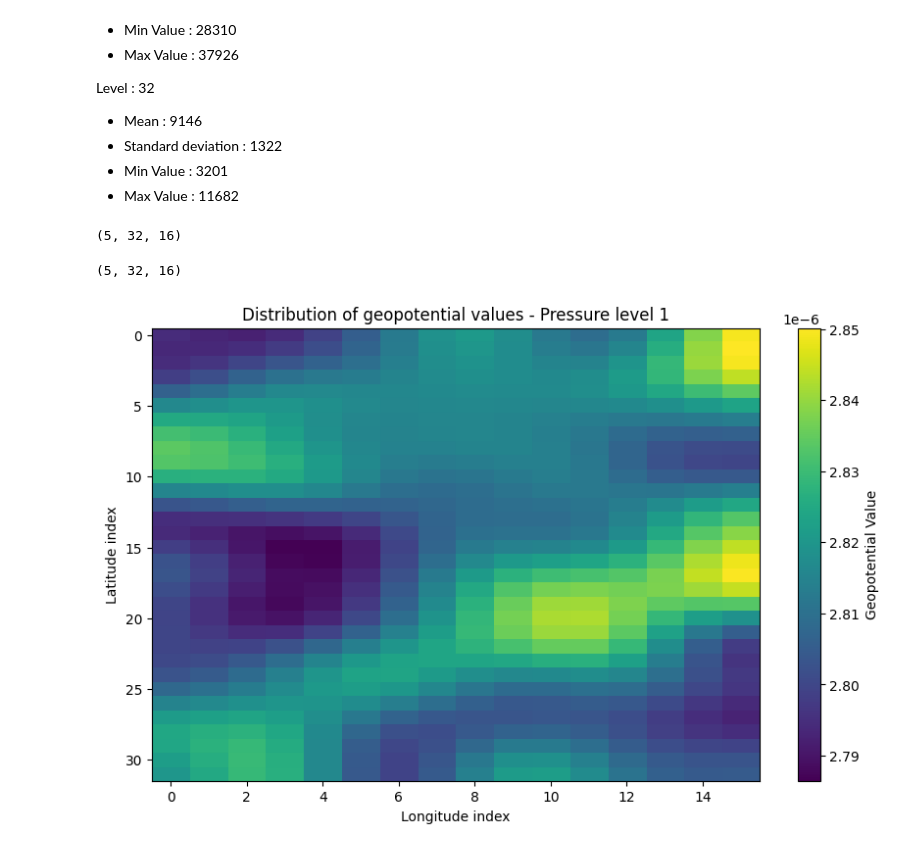
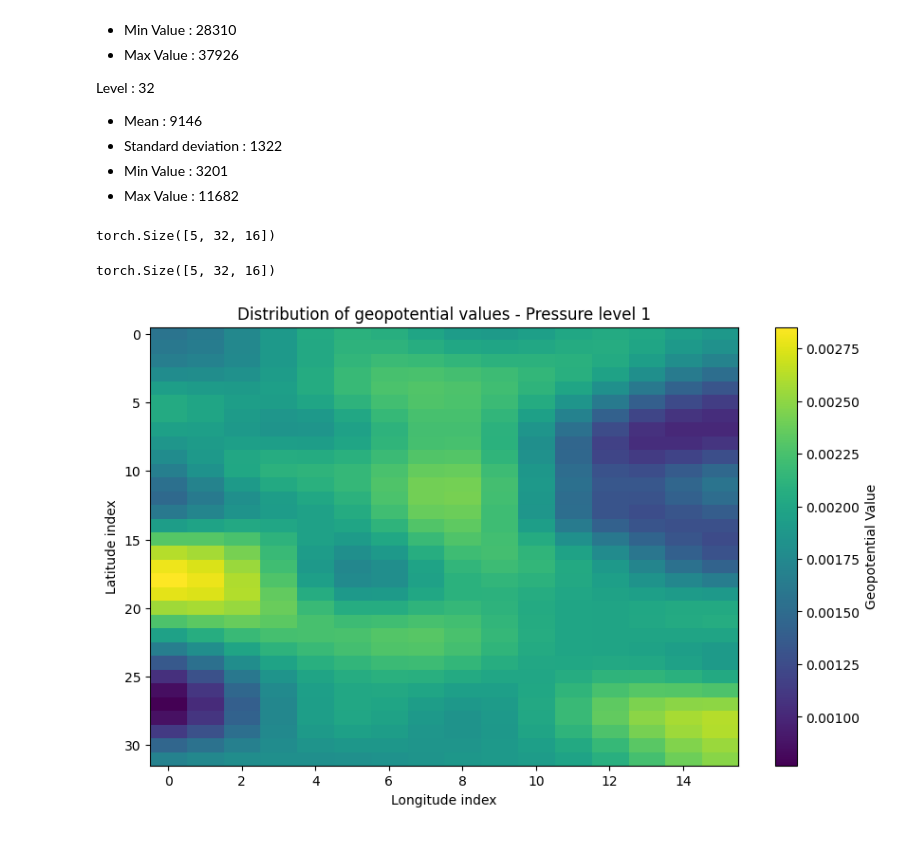
Before and after one commit to mylrcd/NeuralGCM, a Jupyter notebook: combinedModel/dataGeneration.ipynb, the cells around one changed output. Saved outputs shown, nothing was run; the diff lists cells and outputs as text; code cells hidden in the pictures.

Commit message:
generate new data

```diff
--- a/combinedModel/dataGeneration.ipynb
+++ b/combinedModel/dataGeneration.ipynb
@@ -55,17 +72,17 @@ levels = [
     {"mean": 9146,   "std": 1322, "min": 3201, "max": 11682}
 ]
 
-generated_geopotential = np.empty((5, 32, 16))
+generated_geopotential = torch.empty((5, 32, 16))
 
 for i, level in enumerate(levels):
-    data = np.random.normal(loc=level["mean"], scale=level["std"], size=(32, 16))
+    data = torch.normal(mean=level["mean"], std=level["std"], size=(32, 16)).numpy()
     data = scipy.ndimage.gaussian_filter(data, sigma=2)
     data = np.clip(data, level["min"], level["max"])
-    generated_geopotential[i] = data
+    generated_geopotential[i] = torch.tensor(data)
 
 generated_geopotential.shape
 # %% [output]
-(5, 32, 16)
+torch.Size([5, 32, 16])
 # %%
 levels = [
     {'mean': 3.8344e-06, 'std': 1.564e-07, 'min': 3.0758e-06, 'max': 4.0835e-06},
@@ -75,28 +92,28 @@ levels = [
     {'mean': 0.005408603,'std': 0.0049265353,'min': 6.23738e-05,'max': 0.017578755}
     ]
 
-generated_specific_humidity = np.empty((5, 32, 16))
+generated_specific_humidity = torch.empty((5, 32, 16))
 
 for i, level in enumerate(levels):
-    data = np.random.normal(loc=level["mean"], scale=level["std"], size=(32, 16))
+    data = torch.normal(mean=level["mean"], std=level["std"], size=(32, 16)).numpy()
     data = scipy.ndimage.gaussian_filter(data, sigma=2)
     data = np.clip(data, level["min"], level["max"])
-    generated_specific_humidity[i] = data
+    generated_specific_humidity[i] = torch.tensor(data)
 
 generated_specific_humidity.shape
 # %% [output]
-(5, 32, 16)
+torch.Size([5, 32, 16])
 # %%
 import matplotlib.pyplot as plt
 
-level_1_data = generated_specific_humidity[1]
+level_1_data = generated_specific_humidity[3]
 
 plt.figure(figsize=(10, 6))
 plt.imshow(level_1_data, cmap='viridis', aspect='auto')
 plt.colorbar(label="Geopotential Value")
 plt.title("Distribution of geopotential values - Pressure level 1")
 plt.xlabel("Longitude index")
 plt.ylabel("Latitude index")
 plt.show()
 # %% [output]
-[figure, old version]
+[figure, new version]
```
Also changed, not shown: parts of 18 cells of this notebook, 1 other file.
